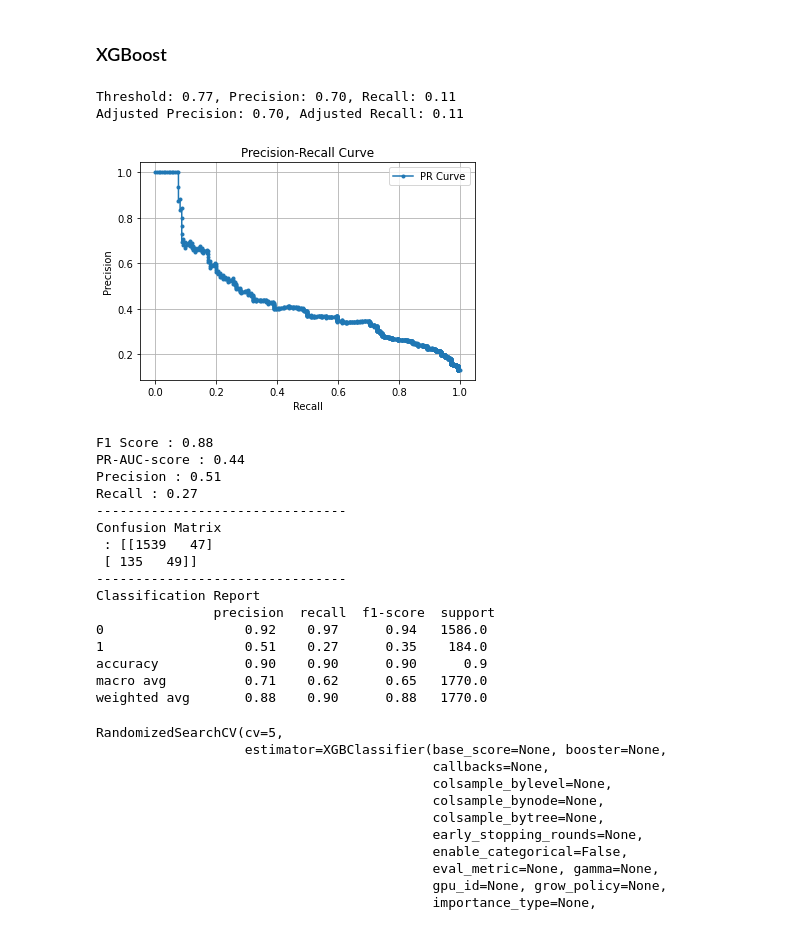
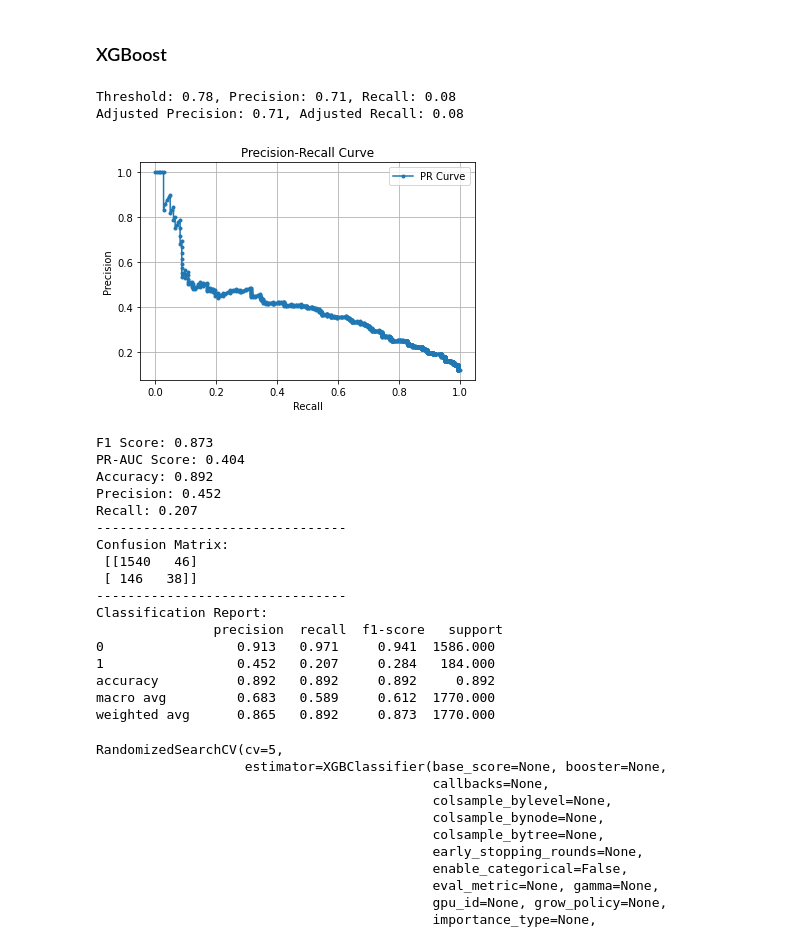
Before and after one commit to katieminjoo/Data_Engineering, a Jupyter notebook: Classification_task/Classification.ipynb, the cells around one changed output. Drawn from its saved outputs; the diff is of its cells as text; code cells hidden in the pictures.

Commit message:
classification task example updated

```diff
--- a/Classification_task/Classification.ipynb
+++ b/Classification_task/Classification.ipynb
@@ -704,5 +825,5 @@ plt.show()
 # %%
-selector = SelectKBest(mutual_info_classif, k=15)
+selector = SelectKBest(mutual_info_classif, k = 20)
 selector.fit(X_train, y_train)
 
 selected_feature_mask = selector.get_support()
@@ -721,4 +843 @@ Index(['Amount', 'ALL_AgeOfOldestAccount', 'ALL_AgeOfYoungestAccount',
       dtype='object')
-# %%
-evaluator = ModelEvaluator()
-evaluator.calculate_update_score(base_model, method = 'base', selected_features = X.columns)
@@ -845,9 +942,10 @@ from scipy.stats import loguniform  # For sampling C values on a logarithmic sca
 param_dist = {'C': loguniform(0.001, 1)}
 feature_names = X.columns
 
-# model = LogisticRegression(penalty='l1', solver='liblinear', random_state=42)
+model = LogisticRegression(penalty='l1', solver='liblinear', random_state=42)
+cv = StratifiedKFold(n_splits=5, shuffle=True, random_state=42)
 
-random_search = RandomizedSearchCV(estimator=base_model, param_distributions=param_dist, scoring=weighted_f1_scorer, cv=cv, n_iter=10, random_state=42)
+random_search = RandomizedSearchCV(estimator=model, param_distributions=param_dist, scoring=weighted_f1_scorer, cv=cv, n_iter=10, random_state=42)
 random_search.fit(X_train_scaled, y_train)
 
 # Get the best C value and F1 score
@@ -1445,10 +1509,0 @@ weighted avg       0.88    0.90      0.88   1770.0
-# %%
-from catboost import CatBoostClassifier
-
-# Building Random Forest model
-cb_clf = CatBoostClassifier(verbose = 0, random_state = 42, depth = 5)
-# (n_estimators= 100, max_depth = 1, learning_rate= 1.0, random_state=0)
-cb_clf.fit(X_train, y_train)
-
-# Evaluate Model
-evaluate_model(cb_clf, X_test, y_test, 0.7)
@@ -1477,33 +1512,34 @@ weighted avg       0.88    0.90      0.88   1770.0
 # %%
 from xgboost import XGBClassifier
 
 # Building Random Forest model
 xgb_clf = XGBClassifier()
 # (n_estimators= 100, max_depth = 1, learning_rate= 1.0, random_state=0)
-xgb_clf.fit(X_train, y_train)
+xgb_clf.fit(X_train[final_selected_cols], y_train)
 
 # Evaluate Model
-evaluate_model(xgb_clf, X_test, y_test, 0.7)
+evaluate_model(xgb_clf, X_test[final_selected_cols], y_test, 0.7)
 # %% [output]
-Threshold: 0.77, Precision: 0.70, Recall: 0.11
-Adjusted Precision: 0.70, Adjusted Recall: 0.11
+Threshold: 0.78, Precision: 0.71, Recall: 0.08
+Adjusted Precision: 0.71, Adjusted Recall: 0.08
-[figure, old version]
+[figure, new version]
-F1 Score : 0.88
-PR-AUC-score : 0.44
-Precision : 0.51
-Recall : 0.27
+F1 Score: 0.873
+PR-AUC Score: 0.404
+Accuracy: 0.892
+Precision: 0.452
+Recall: 0.207
 --------------------------------
-Confusion Matrix
- : [[1539   47]
- [ 135   49]]
+Confusion Matrix:
+ [[1540   46]
+ [ 146   38]]
 --------------------------------
-Classification Report
-               precision  recall  f1-score  support
-0                  0.92    0.97      0.94   1586.0
-1                  0.51    0.27      0.35    184.0
-accuracy           0.90    0.90      0.90      0.9
-macro avg          0.71    0.62      0.65   1770.0
-weighted avg       0.88    0.90      0.88   1770.0
+Classification Report:
+               precision  recall  f1-score   support
+0                 0.913   0.971     0.941  1586.000
+1                 0.452   0.207     0.284   184.000
+accuracy          0.892   0.892     0.892     0.892
+macro avg         0.683   0.589     0.612  1770.000
+weighted avg      0.865   0.892     0.873  1770.000
 # %%
 scale_pos_weight = len(y_train[y_train == 0]) / len(y_train[y_train == 1])
 
```
Also changed, not shown: parts of 103 cells of this notebook, 5 other files.
